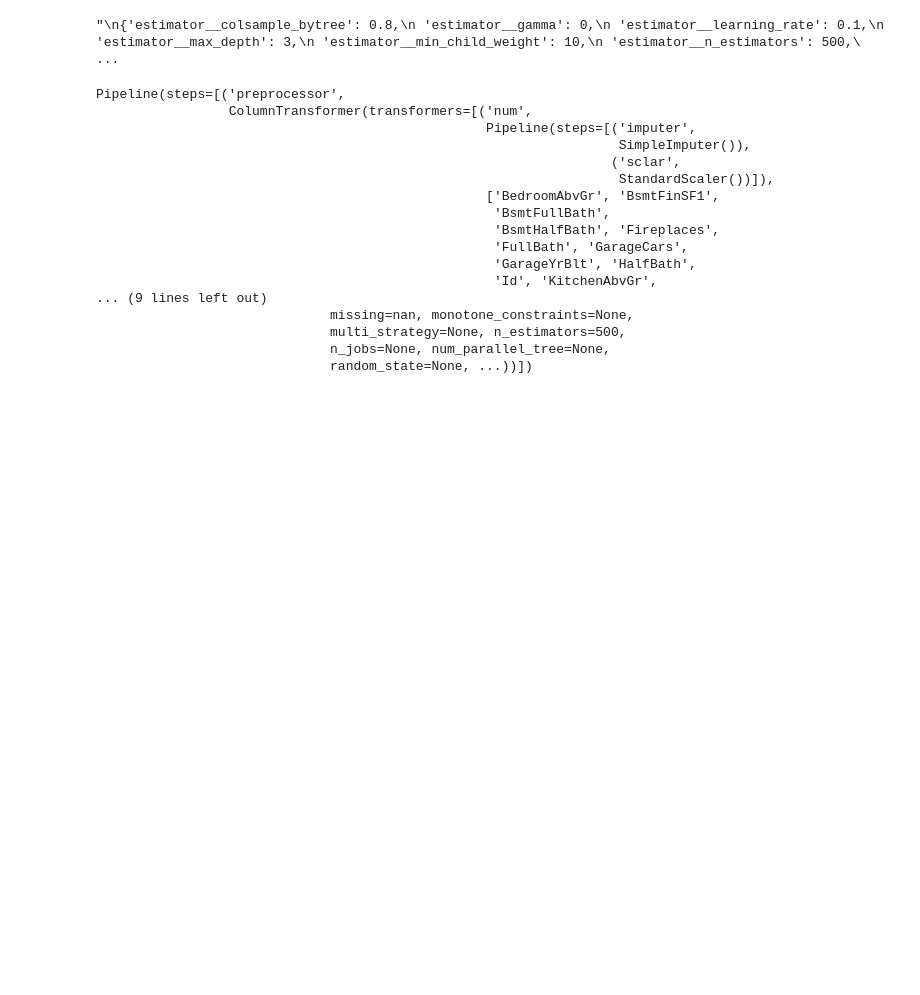
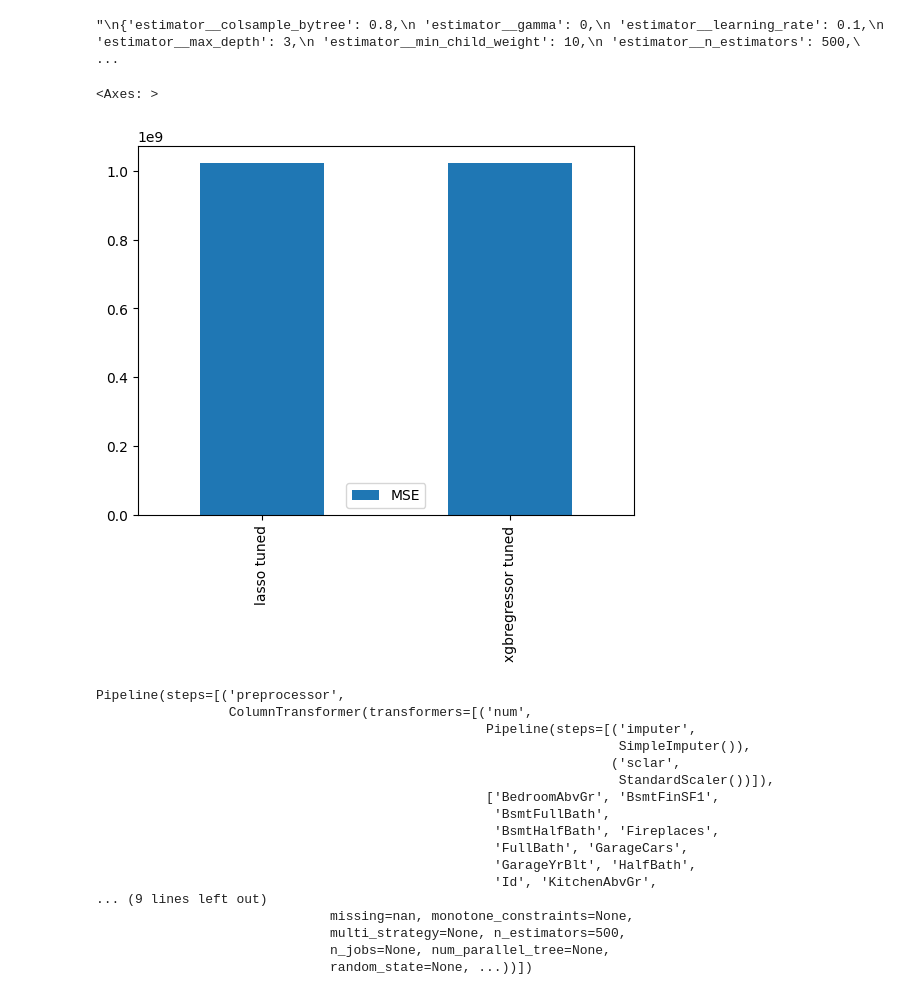
Before and after one commit to bcvilnrotter/kaggle-repos, a Jupyter notebook: house-prices-advanced-regression-techniques.ipynb, the cells around one changed output. Drawn from its saved outputs; the diff is of its cells as text; code cells hidden in the pictures; blank space fills up the shorter version.

```diff
--- a/house-prices-advanced-regression-techniques.ipynb
+++ b/house-prices-advanced-regression-techniques.ipynb
@@ -487,6 +501,8 @@ xgboost_grid_search.fit(X_train,y_train)
 """
 # %% [output]
 "\n{'estimator__alpha': 100, 'estimator__max_iter': 1000}\n"
+# %%
+tuned_model_scores = {}
 # %%
 # fit the best parameters to the model page
 model_scores['lasso_page baseline'].update({
@@ -495,6 +511,16 @@ model_scores['lasso_page baseline'].update({
         max_iter=1000
     )
 })
+
+tuned_model_scores = update_model_scores(
+    make_pipeline(features,model_scores['lasso_page baseline']['best_model']),
+    X_train,
+    y_train,
+    X_val,
+    'lasso',
+    tuned_tag='tuned',
+    model_scores=tuned_model_scores
+)
 # %%
 # get the best patameters found through the GridSearchCV
 #xgboost_grid_search.best_params_
@@ -524,6 +550,22 @@ model_scores['xgbregressor_page baseline'].update({
         subsample=0.8
     )
 })
+
+tuned_model_scores = update_model_scores(
+    make_pipeline(features,model_scores['xgbregressor_page baseline']['best_model']),
+    X_train,
+    y_train,
+    X_val,
+    'xgbregressor',
+    tuned_tag='tuned',
+    model_scores=tuned_model_scores
+)
+# %%
+tuned_model_compare = pd.DataFrame(tuned_model_scores,index=['MSE'])
+tuned_model_compare.T.sort_values('MSE',ascending=False).plot.bar()
+# %% [output]
+<Axes: >
+[figure, added]
 # %%
 # make a new pipeline containing the new tuned model parameters
 new_pipeline = make_pipeline(features,model_scores['xgbregressor_page baseline']['best_model'])
```
Also changed, not shown: parts of 8 cells of this notebook.
